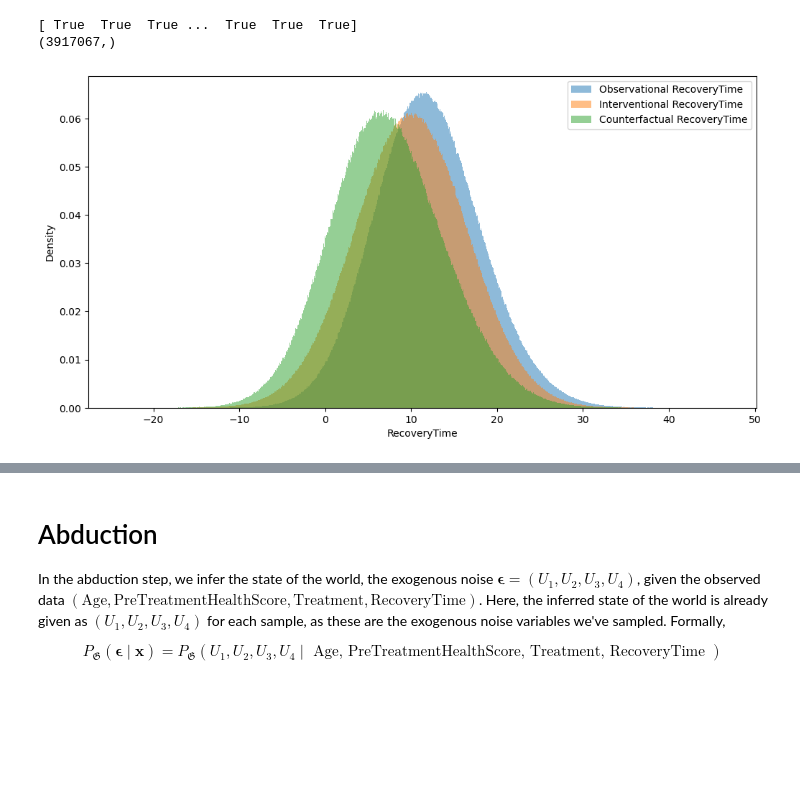
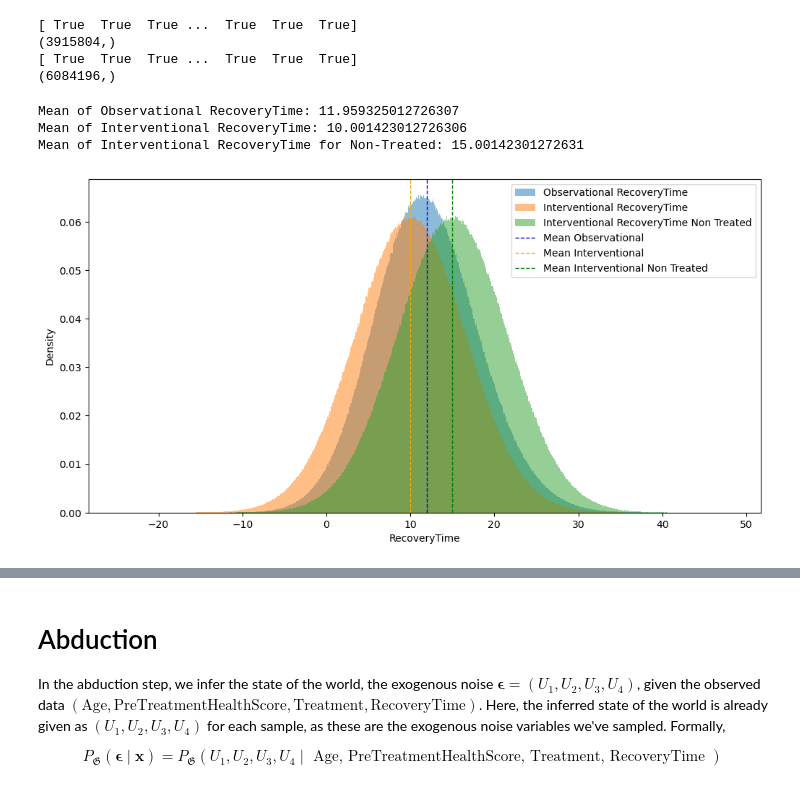
Before and after one commit to syyunn/awesome-causal-inference, a Jupyter notebook: abduction/main.ipynb, the cells around one changed output, grey strips where cells are left out. Drawn from its saved outputs; the diff is of its cells as text; code cells hidden in the pictures; blank space fills up the shorter version.

```diff
--- a/abduction/main.ipynb
+++ b/abduction/main.ipynb
@@ -38,6 +38,11 @@ RecoveryTime = f4(PreTreatmentHealthScore, Treatment, U4)
 Treatment_intervention = np.ones(n_samples, dtype=bool)
 RecoveryTime_intervention = f4(PreTreatmentHealthScore, Treatment_intervention, U4)
 
+# Interventional Distribution: Simulate an intervention where all individuals whot don't receive treatment
+Non_Treatment_intervention = np.zeros(n_samples, dtype=bool)
+RecoveryTime_intervention_Non_Treated = f4(PreTreatmentHealthScore, Non_Treatment_intervention, U4)
+
+
 # Counterfactual: What would the RecoveryTime be for those who didn't receive treatment, had they received it?
 Treatment_counterfactual = np.ones(np.sum(Treatment == 0), dtype=bool)
 print(Treatment_counterfactual)
@@ -45,20 +50,53 @@ print(Treatment_counterfactual.shape)
 noise_for_counterfactual = U4[Treatment == 0]
 pre_treatment_health_scores_for_counterfactual = PreTreatmentHealthScore[Treatment == 0]
 RecoveryTime_counterfactual = f4(pre_treatment_health_scores_for_counterfactual, Treatment_counterfactual, noise_for_counterfactual)
+
+# Factial: What is the RecoveryTime be for those who get treated?
+Treatment_factual = np.ones(np.sum(Treatment == 1), dtype=bool)
+print(Treatment_factual)
+print(Treatment_factual.shape)
+noise_for_factual = U4[Treatment == 1]
+pre_treatment_health_scores_for_factual = PreTreatmentHealthScore[Treatment == 1]
+RecoveryTime_factual = f4(pre_treatment_health_scores_for_factual, Treatment_factual, noise_for_factual)
 # %% [output]
 [ True  True  True ...  True  True  True]
-(3917067,)
+(3915804,)
+[ True  True  True ...  True  True  True]
+(6084196,)
 # %%
+import numpy as np
+import matplotlib.pyplot as plt
+
+# Compute the means
+mean_observational = np.mean(RecoveryTime)
+mean_interventional = np.mean(RecoveryTime_intervention)
+mean_interventional_non_treated = np.mean(RecoveryTime_intervention_Non_Treated)
+
+# Print the means
+print("Mean of Observational RecoveryTime:", mean_observational)
+print("Mean of Interventional RecoveryTime:", mean_interventional)
+print("Mean of Interventional RecoveryTime for Non-Treated:", mean_interventional_non_treated)
+
+# Plot
 plt.figure(figsize=(12, 6))
 
 # Density instead of frequency
 plt.hist(RecoveryTime, bins=1000, alpha=0.5, label="Observational RecoveryTime", density=True)
 plt.hist(RecoveryTime_intervention, bins=1000, alpha=0.5, label="Interventional RecoveryTime", density=True)
-plt.hist(RecoveryTime_counterfactual, bins=1000, alpha=0.5, label="Counterfactual RecoveryTime", density=True)
+plt.hist(RecoveryTime_intervention_Non_Treated, bins=1000, alpha=0.5, label="Interventional RecoveryTime Non Treated", density=True)
 
+# Plot vertical lines representing the means
+plt.axvline(mean_observational, color='blue', linestyle='dashed', linewidth=1, label='Mean Observational')
+plt.axvline(mean_interventional, color='orange', linestyle='dashed', linewidth=1, label='Mean Interventional')
+plt.axvline(mean_interventional_non_treated, color='green', linestyle='dashed', linewidth=1, label='Mean Interventional Non Treated')
+
+# Labels and legend
 plt.xlabel("RecoveryTime")
 plt.ylabel("Density")
 plt.legend()
 plt.show()
 # %% [output]
+Mean of Observational RecoveryTime: 11.959325012726307
+Mean of Interventional RecoveryTime: 10.001423012726306
+Mean of Interventional RecoveryTime for Non-Treated: 15.00142301272631
-[figure, old version]
+[figure, new version]
```
Also changed, not shown: parts of 3 cells of this notebook.
